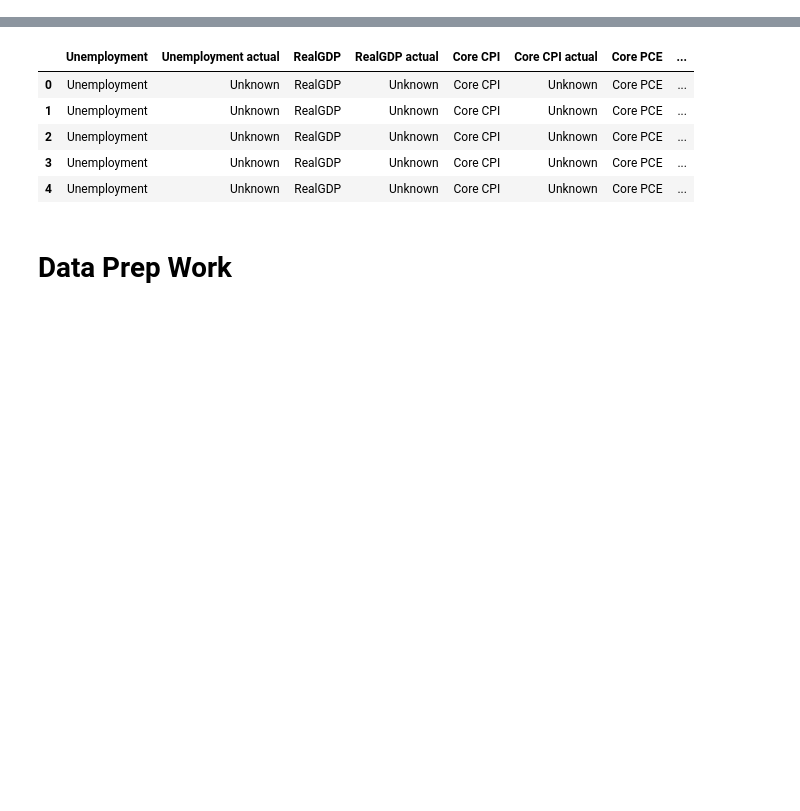
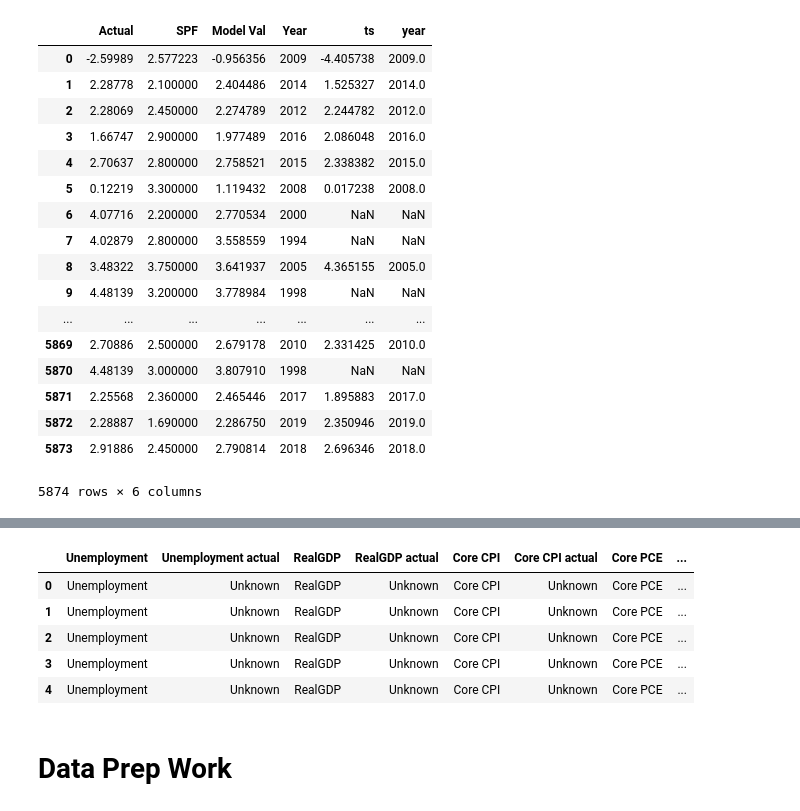
Before and after one commit to mbearw-berkeley/W210-Capstone, a Jupyter notebook: models/ensemble.ipynb, the cells around one changed output, grey strips where cells are left out. Saved outputs shown, nothing was run; the diff lists cells and outputs as text; code cells hidden in the pictures; blank space fills up the shorter version.

```diff
--- a/models/ensemble.ipynb
+++ b/models/ensemble.ipynb
@@ -12,0 +11,3 @@ df = pd.read_csv("../data/CleanData/Ensemble_inputs.csv")
+# %%
+ts = pd.read_csv("/Users/Isaac/Documents/GitHub/W210-Capstone/models/Time Series/PredictionResults/GDPwSPFPreds.csv")
+ts2 = pd.read_csv("/Users/Isaac/Documents/GitHub/W210-Capstone/models/Time Series/PredictionResults/GDPEvalandPreds.csv")
@@ -16,0 +87,11 @@ dfp = pd.read_csv("../data/PredictionData/Ensemble_inputs_predict.csv")
+# %%
+ts["year"] = ts["year"].astype(int)
+#ts = ts.drop(columns = ["Unnamed: 0", "actual", "pred_average"])
+ts
+# 2021 :
+# 2022 :
+ts3 = ts
+ts3.iloc[16,0] = 2.284382
+ts3.iloc[16,1] = 2021
+ts3 = ts3.append({"ts": 2.152472, "year": 2022}, ignore_index=True)
+ts3
@@ -16,0 +116,4 @@ dfp = pd.read_csv("../data/PredictionData/Ensemble_inputs_predict.csv")
+# %%
+dat = df.merge(ts, how="left", left_on='Year', right_on='year')
+dat2 = dft.merge(ts, how="left", left_on='Year', right_on='year')
+dat3 = dfp.merge(ts3, how="left", left_on='Year', right_on='year')
@@ -16,0 +143,24 @@ dfp = pd.read_csv("../data/PredictionData/Ensemble_inputs_predict.csv")
+# %%
+#dat = dat.drop(columns = ["Unnamed: 0", "actual", "pred_average", "year"])
+#dat = dat.iloc[13:, ]
+dat = dat.drop(columns=["Unnamed: 0"])
+dat
+# %% [output]
+|  | Actual | SPF | Model Val | Year | ts | year |
+| 0 | -2.59989 | 2.577223 | -0.956356 | 2009 | -4.405738 | 2009.0 |
+| 1 | 2.28778 | 2.100000 | 2.404486 | 2014 | 1.525327 | 2014.0 |
+| 2 | 2.28069 | 2.450000 | 2.274789 | 2012 | 2.244782 | 2012.0 |
+| 3 | 1.66747 | 2.900000 | 1.977489 | 2016 | 2.086048 | 2016.0 |
+| 4 | 2.70637 | 2.800000 | 2.758521 | 2015 | 2.338382 | 2015.0 |
+| 5 | 0.12219 | 3.300000 | 1.119432 | 2008 | 0.017238 | 2008.0 |
+| 6 | 4.07716 | 2.200000 | 2.770534 | 2000 | NaN | NaN |
+| 7 | 4.02879 | 2.800000 | 3.558559 | 1994 | NaN | NaN |
+| 8 | 3.48322 | 3.750000 | 3.641937 | 2005 | 4.365155 | 2005.0 |
+| 9 | 4.48139 | 3.200000 | 3.778984 | 1998 | NaN | NaN |
+| ... | ... | ... | ... | ... | ... | ... |
+| 5869 | 2.70886 | 2.500000 | 2.679178 | 2010 | 2.331425 | 2010.0 |
+| 5870 | 4.48139 | 3.000000 | 3.807910 | 1998 | NaN | NaN |
+| 5871 | 2.25568 | 2.360000 | 2.465446 | 2017 | 1.895883 | 2017.0 |
+| 5872 | 2.28887 | 1.690000 | 2.286750 | 2019 | 2.350946 | 2019.0 |
+| 5873 | 2.91886 | 2.450000 | 2.790814 | 2018 | 2.696346 | 2018.0 |
+5874 rows × 6 columns
```
Also changed, not shown: parts of 21 cells of this notebook, 2 other files.
